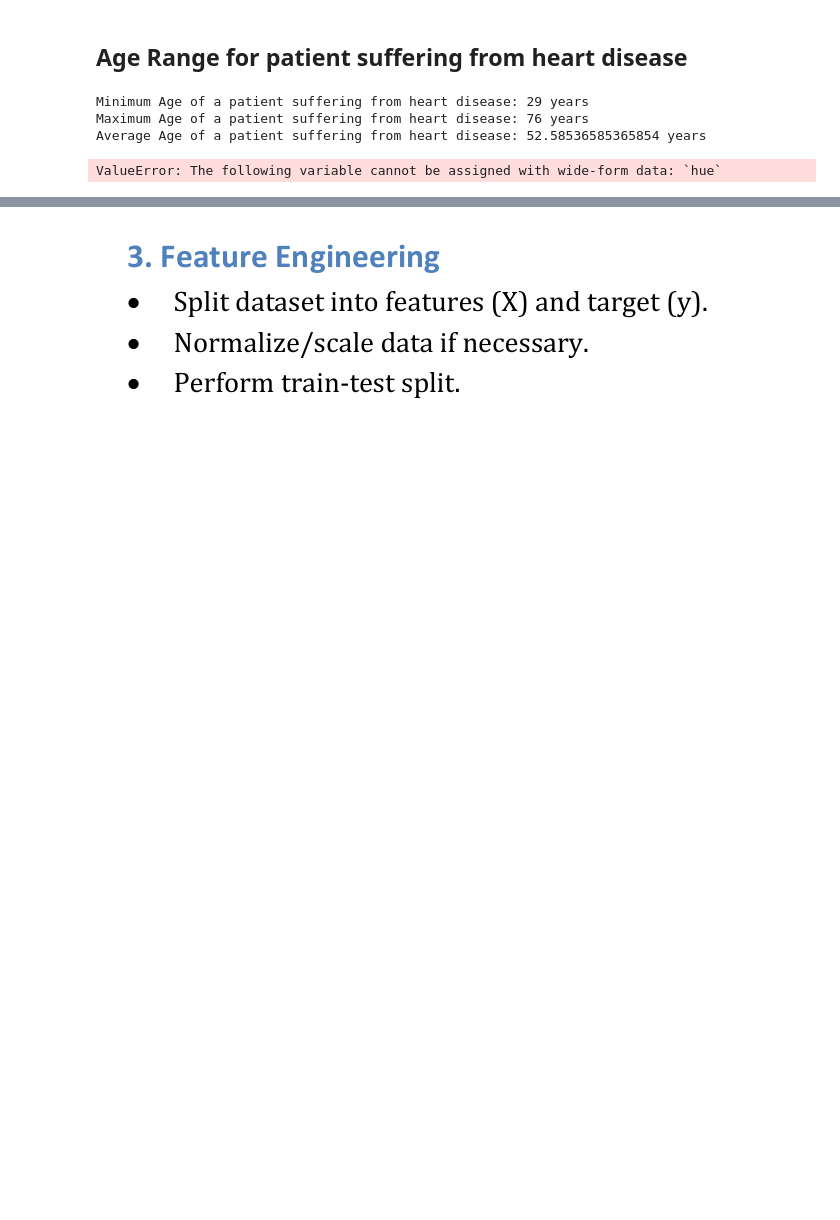
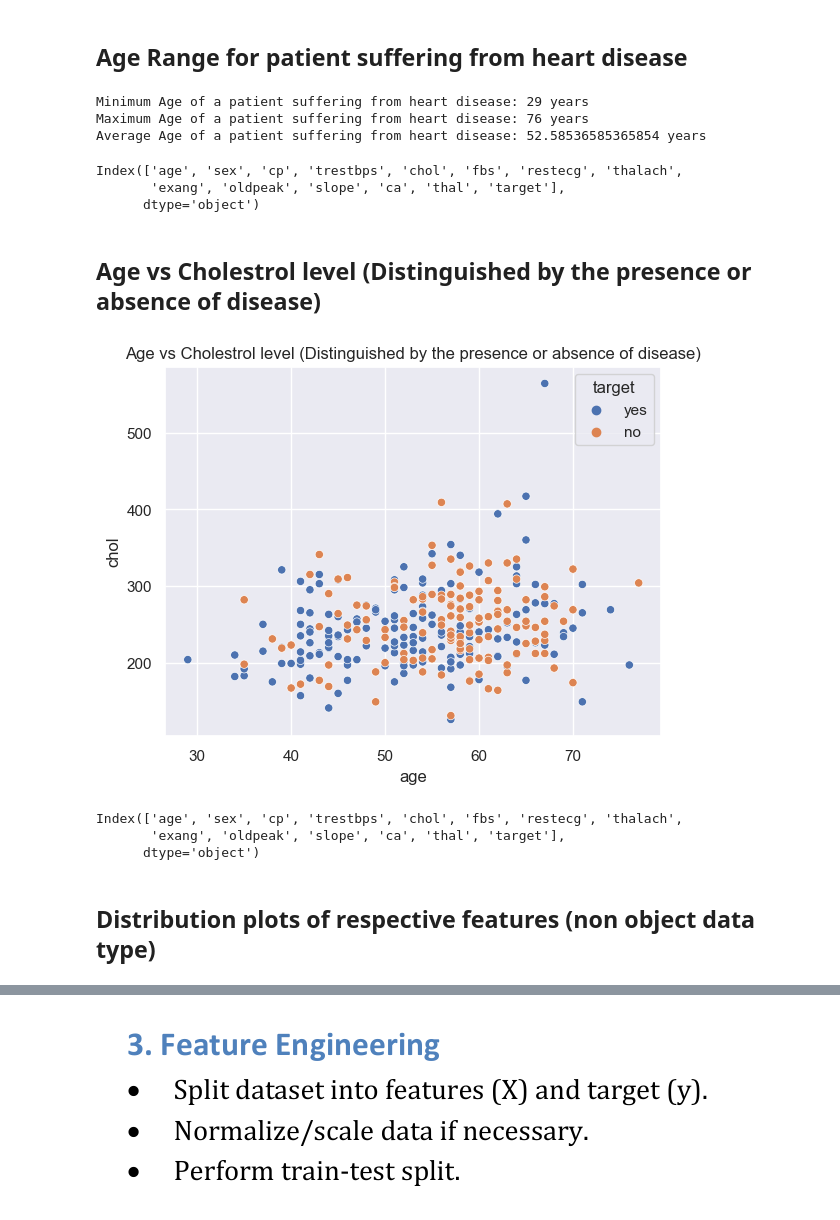
Before and after one commit to hassanaftab-coder/Python-and-AI-Bootcamp, a Jupyter notebook: Assignment2_Hassan Aftab.ipynb, the cells around one changed output, grey strips where cells are left out. Saved outputs shown, nothing was run; the diff lists cells and outputs as text; code cells hidden in the pictures; blank space fills up the shorter version.

```diff
--- a/Assignment2_Hassan Aftab.ipynb
+++ b/Assignment2_Hassan Aftab.ipynb
@@ -338,6 +349,7 @@ yes    242.640244
 Name: chol, dtype: float64
 # %%
 sns.barplot(x=df.groupby('target')['chol'].mean().index,y=df.groupby('target')['chol'].mean().values)
+sns.set_theme()
 plt.title('Average Serum Cholestrol of Patients suffering/ not suffering from heart disease')
 plt.savefig('avg_cholestrol.png')
 plt.show()
@@ -360,6 +372,27 @@ Minimum Age of a patient suffering from heart disease: 29 years
 Maximum Age of a patient suffering from heart disease: 76 years
 Average Age of a patient suffering from heart disease: 52.58536585365854 years
 # %%
-sns.histplot(df['age'],hue=df['target'])
+# sns.histplot(df['age'],hue=df['target'])
-# %% [output]
-ValueError: The following variable cannot be assigned with wide-form data: `hue`
+# %%
+df.columns
+# %% [output]
+Index(['age', 'sex', 'cp', 'trestbps', 'chol', 'fbs', 'restecg', 'thalach',
+       'exang', 'oldpeak', 'slope', 'ca', 'thal', 'target'],
+      dtype='object')
+# %% [markdown]
+## Age vs Cholestrol level (Distinguished by the presence or absence of disease)
+# %%
+sns.scatterplot(data=df,x='age',y='chol',hue='target')
+plt.title('Age vs Cholestrol level (Distinguished by the presence or absence of disease)')
+plt.savefig('AgevsChol_target.png')
+plt.show()
+# %% [output]
+[figure, added]
+# %%
+df.columns
+# %% [output]
+Index(['age', 'sex', 'cp', 'trestbps', 'chol', 'fbs', 'restecg', 'thalach',
+       'exang', 'oldpeak', 'slope', 'ca', 'thal', 'target'],
+      dtype='object')
+# %% [markdown]
+## Distribution plots of respective features (non object data type)
```
Also changed, not shown: parts of 57 cells of this notebook, 1 other file.
